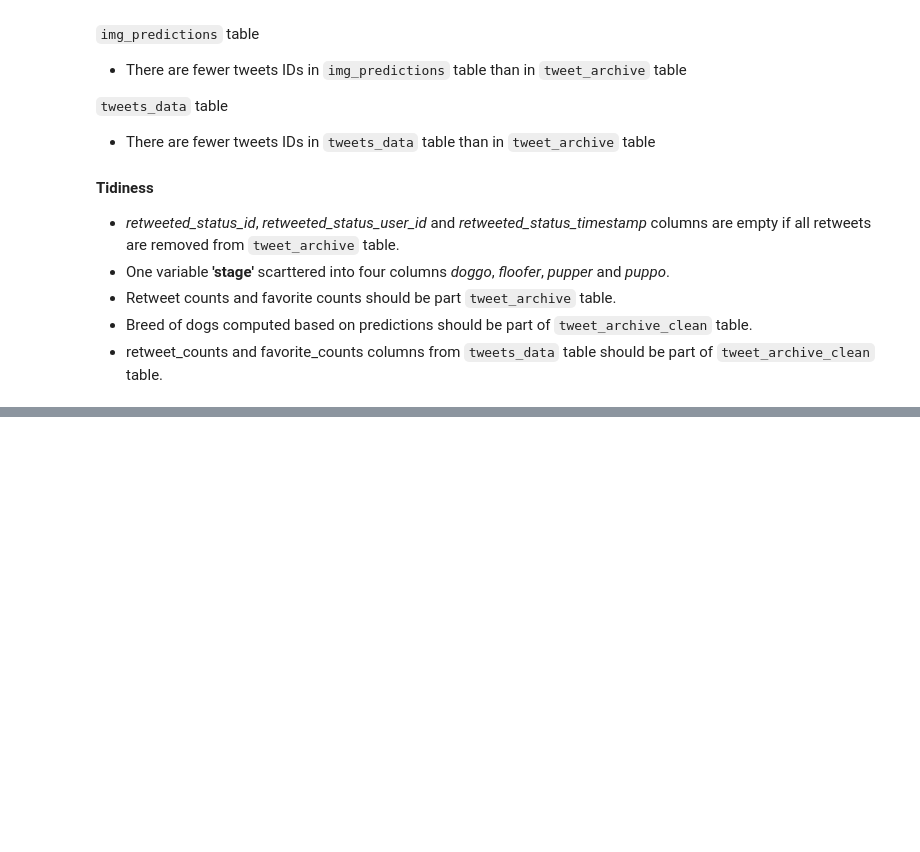
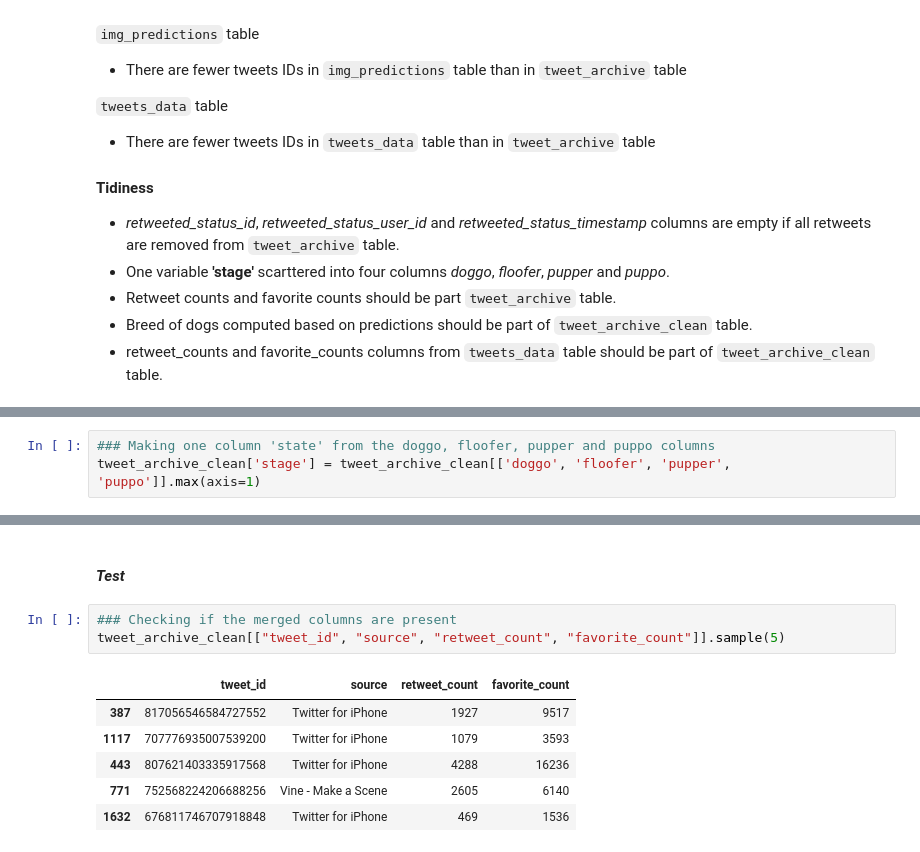
Before and after one commit to benjaminuwimana/WranglingData, a Jupyter notebook: wrangle_act.ipynb, the cells around one changed output, grey strips where cells are left out. Cells and saved outputs as stored; diff of their text form; blank space fills up the shorter version.

```diff
--- a/wrangle_act.ipynb
+++ b/wrangle_act.ipynb
@@ -310,0 +614,3 @@ img_predictions.tweet_id.nunique()
+# %%
+### Making one column 'state' from the doggo, floofer, pupper and puppo columns
+tweet_archive_clean['stage'] = tweet_archive_clean[['doggo', 'floofer', 'pupper', 'puppo']].max(axis=1)
@@ -310,0 +680,12 @@ img_predictions.tweet_id.nunique()
+# %% [markdown]
+#### *Test*
+# %%
+### Checking if the merged columns are present
+tweet_archive_clean[["tweet_id", "source", "retweet_count", "favorite_count"]].sample(5)
+# %% [output]
+|  | tweet_id | source | retweet_count | favorite_count |
+| 387 | 817056546584727552 | Twitter for iPhone | 1927 | 9517 |
+| 1117 | 707776935007539200 | Twitter for iPhone | 1079 | 3593 |
+| 443 | 807621403335917568 | Twitter for iPhone | 4288 | 16236 |
+| 771 | 752568224206688256 | Vine - Make a Scene | 2605 | 6140 |
+| 1632 | 676811746707918848 | Twitter for iPhone | 469 | 1536 |
```
Also changed, not shown: parts of 55 cells of this notebook.
